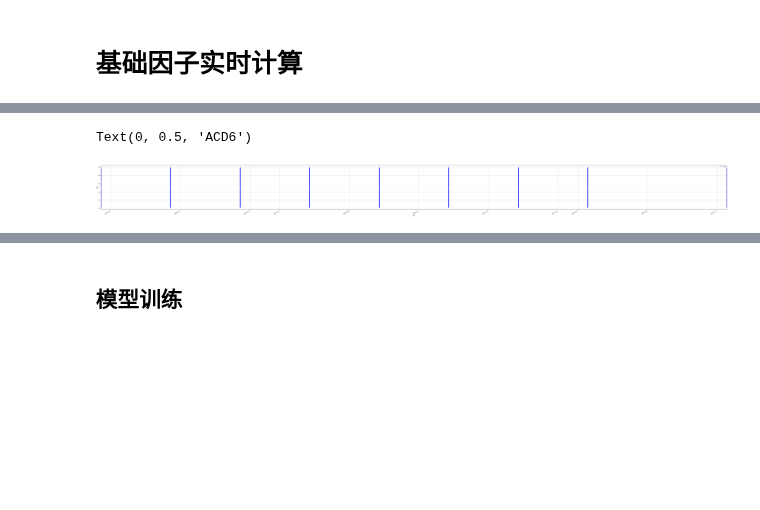
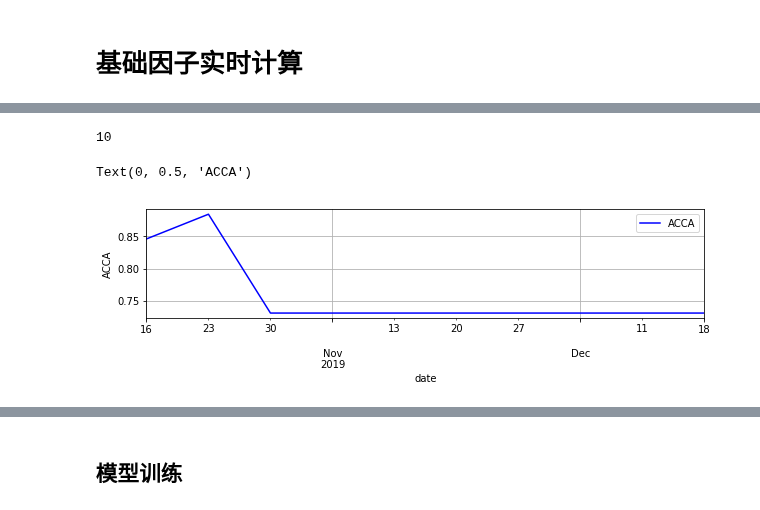
Before and after one commit to STHSF/MultiFactors, a Jupyter notebook: src/stacking/notebooks/cross_section/run_realtime_analysis.ipynb, the cells around one changed output, grey strips where cells are left out. Cells and saved outputs as stored; diff of their text form; code cells hidden in the pictures; blank space fills up the shorter version.

```diff
--- a/src/stacking/notebooks/cross_section/run_realtime_analysis.ipynb
+++ b/src/stacking/notebooks/cross_section/run_realtime_analysis.ipynb
@@ -14,6 +14,7 @@ from matplotlib import pyplot as plt
 from PyFin.api import *
 from alphamind.api import *
 from conf.models import *
+from conf.config import*
 from alphamind.execution.naiveexecutor import NaiveExecutor
 from stacking import factor_store, feature_list
 from optimization.bayes_optimization_xgb import *
@@ -21,5 +22,6 @@ pd.set_option('display.max_columns', None)
 pd.set_option('display.max_rows', None)
 pd.set_option('max_colwidth',100)
 
-data_source = 'postgresql+psycopg2://alpha:alpha@180.166.26.82:8889/alpha'
+# 因子数据库
+data_source = alpha_db
 engine = SqlEngine(data_source)
@@ -28,8 +32,8 @@ universe = Universe('zz500')
 freq = '5b'
 benchmark_code = 905
 # start_date = '2010-01-19'  # 训练集的起始时间
-start_date = '2019-10-14'  # 训练集的起始时间
-end_date = '2019-12-16'
+start_date = '2019-10-16'  # 训练集的起始时间
+end_date = '2019-12-18'
 ref_dates = makeSchedule(start_date, end_date, freq, 'china.sse')
 horizon = map_freq(freq)
 industry_name = 'sw'
@@ -74,15 +81,19 @@ Wall time: 10.9 s
+# %%
+len(set(factor_data_org['trade_date']))
+# %% [output]
+10
 # %%
-# Plot adjusted close over time
+# Plot factor value over time on code
 from matplotlib import pyplot as plt
 from pylab import rcParams
-rcParams['figure.figsize'] = 100, 8 # width 10, height 8
+rcParams['figure.figsize'] = 10, 2 # width 10, height 8
 
-ax = factor_data_org.plot(x='trade_date', y='ACCA', style='b*', grid=True)
+ax = factor_data_org[factor_data_org['code'] == 6].plot(x='trade_date', y='ACCA', style='b-', grid=True)
 ax.set_xlabel("date")
-ax.set_ylabel("ACD6")
+ax.set_ylabel("ACCA")
 # %% [output]
-Text(0, 0.5, 'ACD6')
+Text(0, 0.5, 'ACCA')
-[figure, old version]
+[figure, new version]
 # %%
 # 因子预处理
 ## 确失值填充
```
Also changed, not shown: parts of 24 cells of this notebook.
